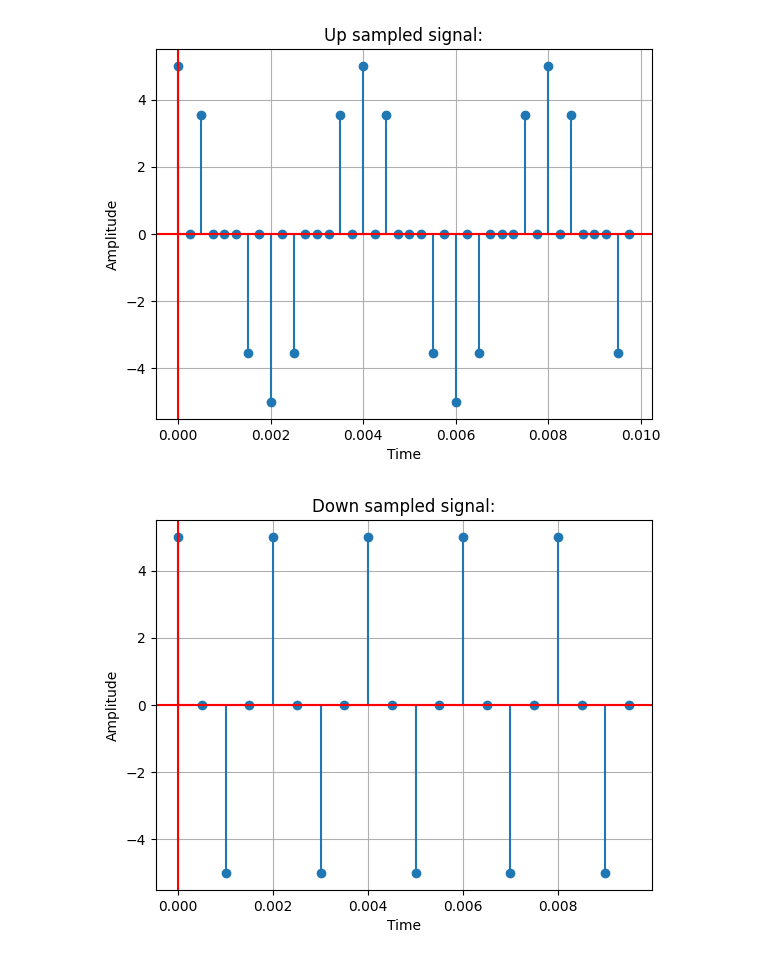
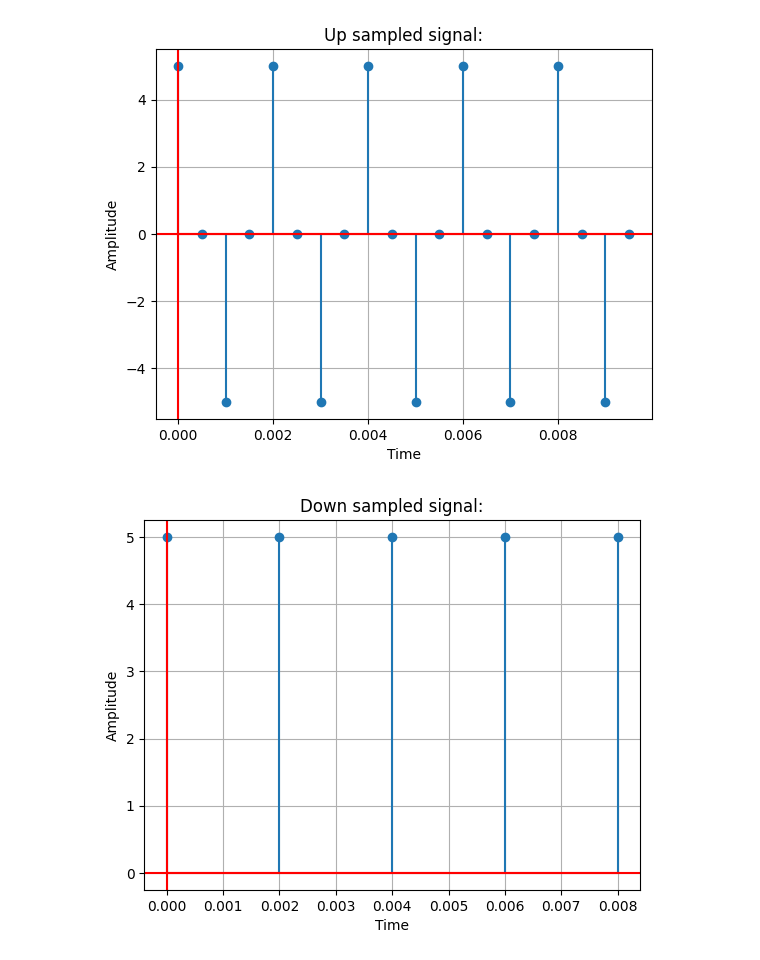
Before and after one commit to Md-Shoaib-Abdullah-Khan/Digital-Signal-Processing-Lab, a Jupyter notebook: 02. Sampling, Up-Sampling, Down-Sampling.ipynb, the cells around one changed output. Saved outputs shown, nothing was run; the diff lists cells and outputs as text; code cells hidden in the pictures.

```diff
--- a/02. Sampling, Up-Sampling, Down-Sampling.ipynb
+++ b/02. Sampling, Up-Sampling, Down-Sampling.ipynb
@@ -4,16 +4,17 @@ import matplotlib.pyplot as plt
 import math
 # %%
 #Sampling
-sampling_frequency=4000
+sampling_frequency=1000
 amplitude=5
 frequency=500
 phase=90
-phase = phase * np.pi /180
+phase = phase * np.pi/180
 start = 0
 end = .010
 sample_count = sampling_frequency * (end - start)
 x = np.linspace(start, end, int(sample_count), endpoint=False)
 y = amplitude * np.sin((2* np.pi * frequency * x) + phase)
+y=np.round(y,3)
 plt.stem(x,y)
 plt.title("Sampling:")
 plt.xlabel('Time')
@@ -22,4 +23,5 @@ plt.grid(True, which='both')
 plt.axhline(color='r')
 plt.axvline(color='r')
 plt.show()
+y
 # %% [output]
@@ -42,21 +45,25 @@ plt.show()
 # %%
 #Up sampling
 factor = 2;
-up_sampled_y = np.zeros(np.size(y))
+up_sampled_y = np.zeros((factor*np.size(y)))
 
-for i,j in zip(range(0,np.size(y)),range(0,np.size(up_sampled_y),2)):
-    up_sampled_y[j] = y[i]
+up_sampled_y[::factor] = y
 
-plt.stem(x,up_sampled_y[:np.size(y)])
+t_upsampled = np.arange(len(up_sampled_y)) / (sampling_frequency * factor)
+
+for i in range(1, len(up_sampled_y)-1, 2):
+    up_sampled_y[i] = (up_sampled_y[i-1] + up_sampled_y[i+1])/2
+
+plt.stem(t_upsampled, up_sampled_y)
 plt.title("Up sampled signal:")
 plt.xlabel('Time')
 plt.ylabel('Amplitude')
 plt.grid(True, which='both')
 plt.axhline(color='r')
 plt.axvline(color='r')
 plt.show()
 # %% [output]
-[figure, old version]
+[figure, new version]
 # %%
 #Down sampling
 factor = 2;
@@ -72,4 +79,4 @@ plt.axhline(color='r')
 plt.axvline(color='r')
 plt.show()
 # %% [output]
-[figure, old version]
+[figure, new version]
```
Also changed, not shown: parts of 2 cells of this notebook, 3 other files.
